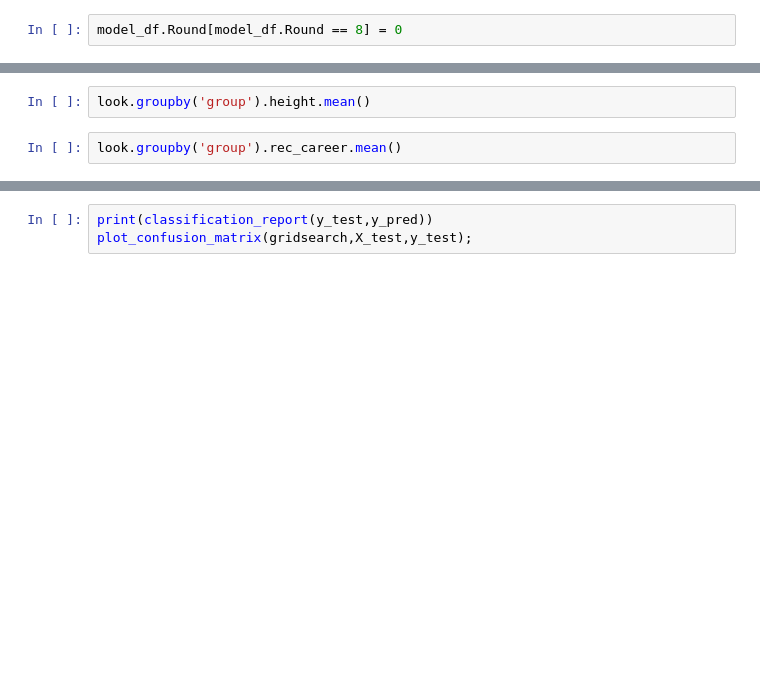
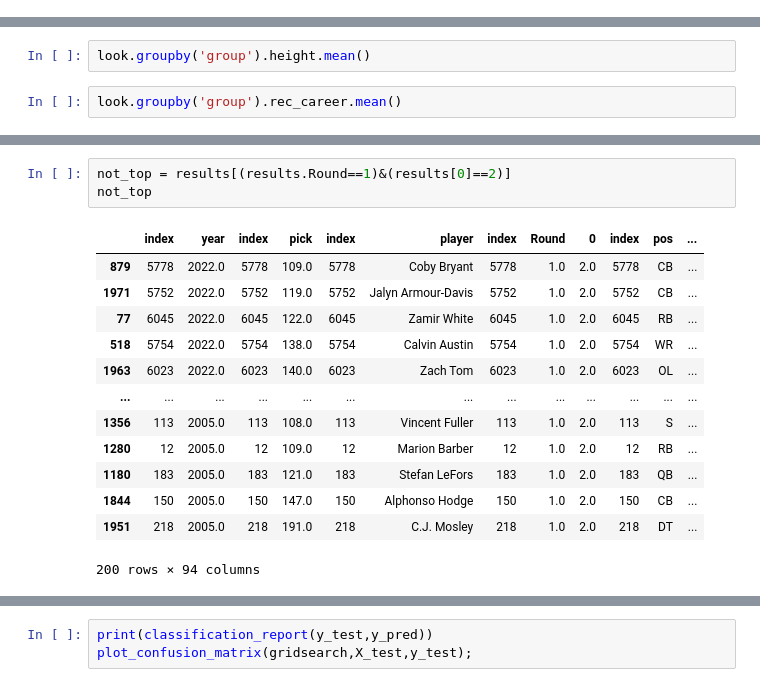
Before and after one commit to jpalgon/Draft_Combine, a Jupyter notebook: Modeling.ipynb, the cells around one changed output, grey strips where cells are left out. Drawn from its saved outputs; the diff is of its cells as text; blank space fills up the shorter version.

```diff
--- a/Modeling.ipynb
+++ b/Modeling.ipynb
@@ -36,2 +28,0 @@ See the caveats in the documentation: https://pandas.pydata.org/pandas-docs/stab
-# %%
-model_df.Round[model_df.Round == 8] = 0
@@ -369,0 +357,17 @@ Traceback (most recent call last):
+# %%
+not_top = results[(results.Round==1)&(results[0]==2)]
+not_top
+# %% [output]
+|  | index | year | index | pick | index | player | index | Round | 0 | index | pos | ... |
+| 879 | 5778 | 2022.0 | 5778 | 109.0 | 5778 | Coby Bryant | 5778 | 1.0 | 2.0 | 5778 | CB | ... |
+| 1971 | 5752 | 2022.0 | 5752 | 119.0 | 5752 | Jalyn Armour-Davis | 5752 | 1.0 | 2.0 | 5752 | CB | ... |
+| 77 | 6045 | 2022.0 | 6045 | 122.0 | 6045 | Zamir White | 6045 | 1.0 | 2.0 | 6045 | RB | ... |
+| 518 | 5754 | 2022.0 | 5754 | 138.0 | 5754 | Calvin Austin | 5754 | 1.0 | 2.0 | 5754 | WR | ... |
+| 1963 | 6023 | 2022.0 | 6023 | 140.0 | 6023 | Zach Tom | 6023 | 1.0 | 2.0 | 6023 | OL | ... |
+| ... | ... | ... | ... | ... | ... | ... | ... | ... | ... | ... | ... | ... |
+| 1356 | 113 | 2005.0 | 113 | 108.0 | 113 | Vincent Fuller | 113 | 1.0 | 2.0 | 113 | S | ... |
+| 1280 | 12 | 2005.0 | 12 | 109.0 | 12 | Marion Barber | 12 | 1.0 | 2.0 | 12 | RB | ... |
+| 1180 | 183 | 2005.0 | 183 | 121.0 | 183 | Stefan LeFors | 183 | 1.0 | 2.0 | 183 | QB | ... |
+| 1844 | 150 | 2005.0 | 150 | 147.0 | 150 | Alphonso Hodge | 150 | 1.0 | 2.0 | 150 | CB | ... |
+| 1951 | 218 | 2005.0 | 218 | 191.0 | 218 | C.J. Mosley | 218 | 1.0 | 2.0 | 218 | DT | ... |
+200 rows × 94 columns
```
Also changed, not shown: parts of 28 cells of this notebook, 1 other file.
